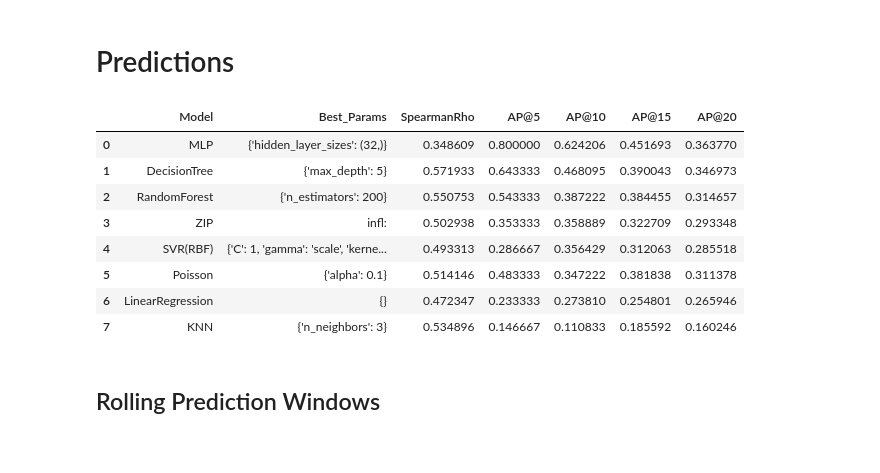
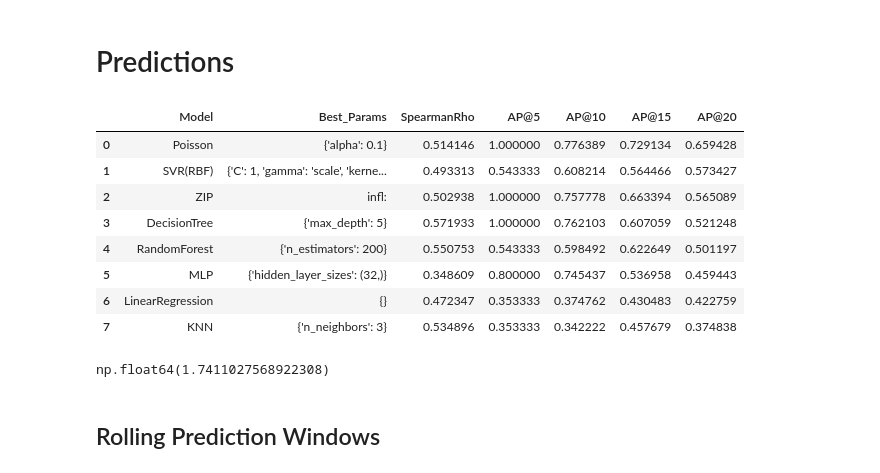
Before and after one commit to charlestlane/ksu_analyticsday_spring2026, a Jupyter notebook: code/DATA4990.Bresko.Lane.Treangen.Analysis.ipynb, the cells around one changed output. Cells and saved outputs as stored; diff of their text form; code cells hidden in the pictures.

```diff
--- a/code/DATA4990.Bresko.Lane.Treangen.Analysis.ipynb
+++ b/code/DATA4990.Bresko.Lane.Treangen.Analysis.ipynb
@@ -735,24 +743,8 @@ from sklearn.metrics import mean_absolute_error, mean_squared_error, r2_score
 from scipy.stats import spearmanr
 import numpy as np
 
-def precision_at_k(y_true, y_pred, k):
-    # indices of top-k predicted values
-    top_k_pred = np.argsort(y_pred)[::-1][:k]
-    # actual winners (assuming y_true is binary 0/1)
-    actual_winners = np.where(y_true == 1)[0]
-    hits = np.intersect1d(top_k_pred, actual_winners)
-    return len(hits) / k
-
-def recall_at_k(y_true, y_pred, k):
-    actual_winners = np.where(y_true == 1)[0]
-    if len(actual_winners) == 0:
-        return np.nan
-    top_k_pred = np.argsort(y_pred)[::-1][:k]
-    hits = np.intersect1d(top_k_pred, actual_winners)
-    return len(hits) / len(actual_winners)
-
 def average_precision_at_k(y_true, y_pred, k):
-    # y_true: binary array (1 = relevant, 0 = not relevant)
+    # y_true: relvent scores (>0 = relevant, 0 = not relevant)
     # y_pred: predicted scores (higher = better)
 
     idx = np.argsort(y_pred)[::-1][:k]
@@ -760,7 +752,7 @@ def average_precision_at_k(y_true, y_pred, k):
     sum_precisions = 0
 
     for i, index in enumerate(idx, start=1):
-        if y_true[index] == 1:
+        if y_true[index] > 0:
             hits += 1
             sum_precisions += hits / i
 
@@ -776,14 +768,6 @@ def evaluate_regressor(y_true, y_pred, k=10):
     rho, _ = spearmanr(y_true, y_pred)
 
     # Ranking metrics
-    p_at_5 = precision_at_k(y_true, y_pred, 5)
-    p_at_10 = precision_at_k(y_true, y_pred, 10)
-    p_at_15 = precision_at_k(y_true, y_pred, 15)
-    p_at_20 = precision_at_k(y_true, y_pred, 20)
-    r_at_5 = recall_at_k(y_true, y_pred, 5)
-    r_at_10 = recall_at_k(y_true, y_pred, 10)
-    r_at_15 = recall_at_k(y_true, y_pred, 15)
-    r_at_20 = recall_at_k(y_true, y_pred, 20)
     ap_at_5 = average_precision_at_k(y_true, y_pred, 5)
     ap_at_10 = average_precision_at_k(y_true, y_pred, 10)
     ap_at_15 = average_precision_at_k(y_true, y_pred, 15)
@@ -798,14 +782,6 @@ def evaluate_regressor(y_true, y_pred, k=10):
         "AP@10": ap_at_10,
         "AP@15": ap_at_15,
         "AP@20": ap_at_20,
-        # f"P@5": p_at_5,
-        # f"P@10": p_at_10,
-        # f"P@15": p_at_15,
-        # f"P@20": p_at_20,
-        # f"R@5": r_at_5,
-        # f"R@10": r_at_10,
-        # f"R@15": r_at_15,
-        # f"R@20": r_at_20,
     }
 # %% [markdown]
 ## Basic Non-linear Models
@@ -843,7 +819,7 @@ reg_candidates = {
     ),
 
     "Poisson": (
-    PoissonRegressor(max_iter=1000, alpha=1.0),
+    PoissonRegressor(max_iter=1000),
     {"alpha": [0.001, 0.01, 0.1, 1.0, 10.0]}
     ),
 }
@@ -875,7 +851,7 @@ for name, (est, grid) in reg_candidates.items():
     reg_models[name] = model
 # %%
 reg_df = pd.DataFrame(reg_results)
-reg_df_sorted = reg_df.sort_values(by="SpearmanRho").reset_index(drop=True)
+reg_df_sorted = reg_df.sort_values(by="AP@20", ascending=False).reset_index(drop=True)
 reg_df_sorted
 # %% [output]
 |  | Model | Best_Params | SpearmanRho | AP@5 | AP@10 | AP@15 | AP@20 |
@@ -1021,18 +997,22 @@ new_row = {
 }
 # %%
 reg_df_sorted_zip = reg_df_sorted._append(new_row, ignore_index=True)
-reg_df_sorted_zip = reg_df_sorted_zip.sort_values(by="AP@10", ascending=False).reset_index(drop=True)
+reg_df_sorted_zip = reg_df_sorted_zip.sort_values(by="AP@20", ascending=False).reset_index(drop=True)
 reg_df_sorted_zip
 # %% [output]
 |  | Model | Best_Params | SpearmanRho | AP@5 | AP@10 | AP@15 | AP@20 |
-| 0 | MLP | {'hidden_layer_sizes': (32,)} | 0.348609 | 0.800000 | 0.624206 | 0.451693 | 0.363770 |
-| 1 | DecisionTree | {'max_depth': 5} | 0.571933 | 0.643333 | 0.468095 | 0.390043 | 0.346973 |
-| 2 | RandomForest | {'n_estimators': 200} | 0.550753 | 0.543333 | 0.387222 | 0.384455 | 0.314657 |
-| 3 | ZIP | infl: | 0.502938 | 0.353333 | 0.358889 | 0.322709 | 0.293348 |
-| 4 | SVR(RBF) | {'C': 1, 'gamma': 'scale', 'kerne... | 0.493313 | 0.286667 | 0.356429 | 0.312063 | 0.285518 |
-| 5 | Poisson | {'alpha': 0.1} | 0.514146 | 0.483333 | 0.347222 | 0.381838 | 0.311378 |
-| 6 | LinearRegression | {} | 0.472347 | 0.233333 | 0.273810 | 0.254801 | 0.265946 |
-| 7 | KNN | {'n_neighbors': 3} | 0.534896 | 0.146667 | 0.110833 | 0.185592 | 0.160246 |
+| 0 | Poisson | {'alpha': 0.1} | 0.514146 | 1.000000 | 0.776389 | 0.729134 | 0.659428 |
+| 1 | SVR(RBF) | {'C': 1, 'gamma': 'scale', 'kerne... | 0.493313 | 0.543333 | 0.608214 | 0.564466 | 0.573427 |
+| 2 | ZIP | infl: | 0.502938 | 1.000000 | 0.757778 | 0.663394 | 0.565089 |
+| 3 | DecisionTree | {'max_depth': 5} | 0.571933 | 1.000000 | 0.762103 | 0.607059 | 0.521248 |
+| 4 | RandomForest | {'n_estimators': 200} | 0.550753 | 0.543333 | 0.598492 | 0.622649 | 0.501197 |
+| 5 | MLP | {'hidden_layer_sizes': (32,)} | 0.348609 | 0.800000 | 0.745437 | 0.536958 | 0.459443 |
+| 6 | LinearRegression | {} | 0.472347 | 0.353333 | 0.374762 | 0.430483 | 0.422759 |
+| 7 | KNN | {'n_neighbors': 3} | 0.534896 | 0.353333 | 0.342222 | 0.457679 | 0.374838 |
+# %%
+np.var(y_train) / np.mean(y_train)
+# %% [output]
+np.float64(1.7411027568922308)
 # %% [markdown]
 ## Rolling Prediction Windows
 # %%
```
Also changed, not shown: parts of 8 cells of this notebook.
